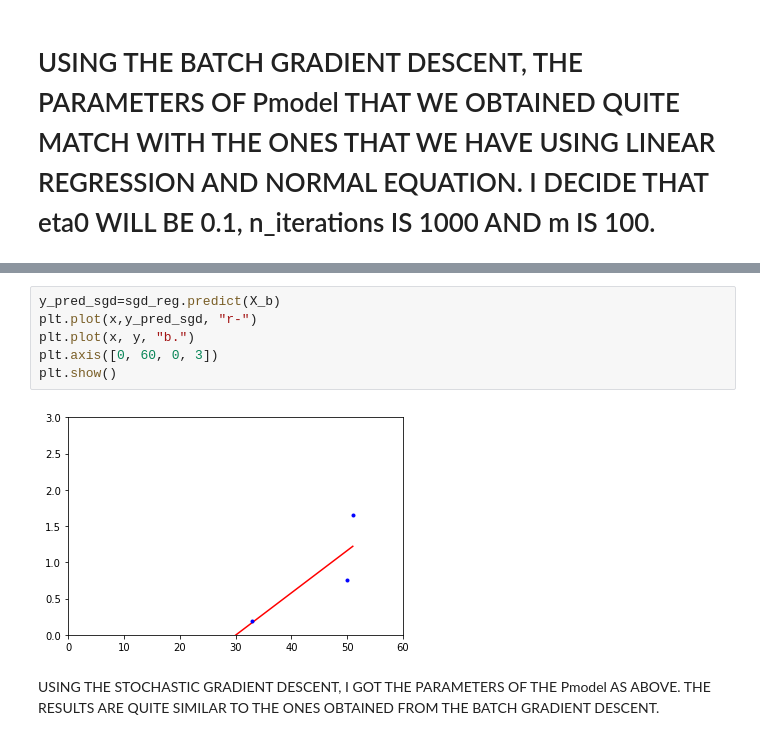
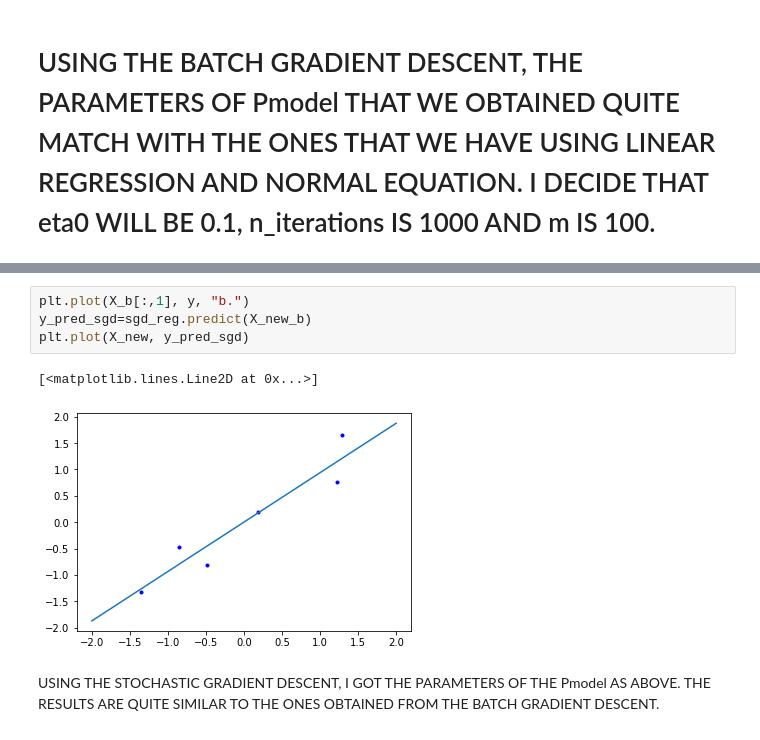
Before and after one commit to ngohuongly/CS634, a Jupyter notebook: Copy_of_maximum_likelihood_Ngo_Huong_Ly.ipynb, the cells around one changed output, grey strips where cells are left out. Drawn from its saved outputs; the diff is of its cells as text.

```diff
--- a/Copy_of_maximum_likelihood_Ngo_Huong_Ly.ipynb
+++ b/Copy_of_maximum_likelihood_Ngo_Huong_Ly.ipynb
@@ -258,11 +242,10 @@ sgd_reg.intercept_, sgd_reg.coef_
-# %%
-y_pred_sgd=sgd_reg.predict(X_b)
-plt.plot(x,y_pred_sgd, "r-")
-plt.plot(x, y, "b.")
-plt.axis([0, 60, 0, 3])
-plt.show()
-# %% [output]
-[figure, removed]
+# %%
+plt.plot(X_b[:,1], y, "b.")
+y_pred_sgd=sgd_reg.predict(X_new_b)
+plt.plot(X_new, y_pred_sgd)
+# %% [output]
+[<matplotlib.lines.Line2D at 0x...>]
+[figure, added]
 # %% [markdown]
 USING THE STOCHASTIC GRADIENT DESCENT, I GOT THE PARAMETERS OF THE Pmodel AS ABOVE. THE RESULTS ARE QUITE SIMILAR TO THE ONES OBTAINED FROM THE BATCH GRADIENT DESCENT.
 # %%
```
Also changed, not shown: parts of 8 cells of this notebook.
